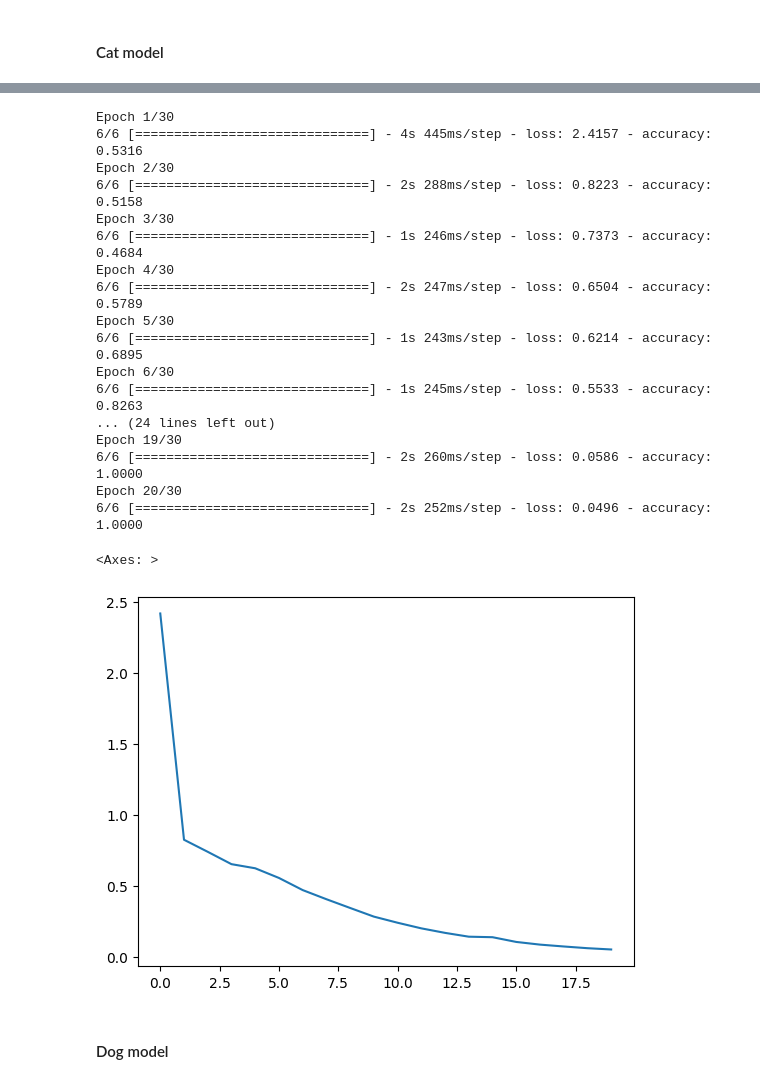
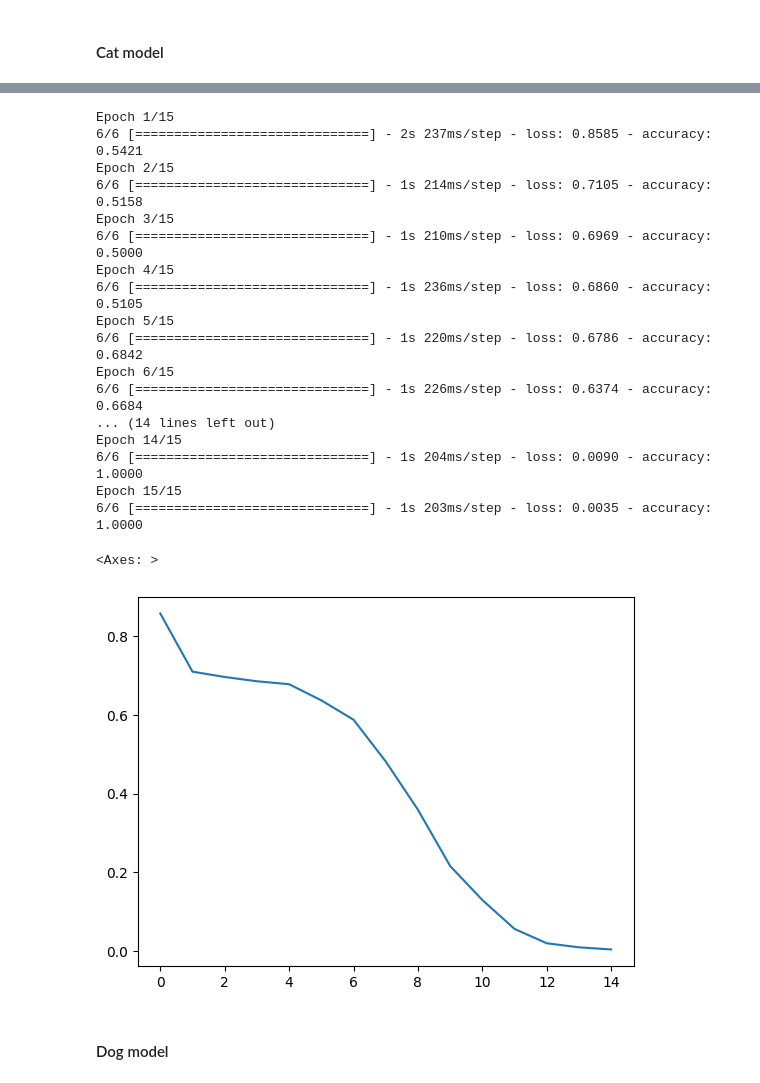
Before and after one commit to Mash-Isa/CV-cats-VS-dogs, a Jupyter notebook: Cats_Dogs_Classification.ipynb, the cells around one changed output, grey strips where cells are left out. Saved outputs shown, nothing was run; the diff lists cells and outputs as text; code cells hidden in the pictures.

Commit message:
add more kernel to learn more features so to improve the model performance.

```diff
--- a/Cats_Dogs_Classification.ipynb
+++ b/Cats_Dogs_Classification.ipynb
@@ -332,7 +332,9 @@ reset_seeds()
 #### Cat model
 # %%
 model_cat = keras.Sequential([
-    layers.Conv2D(32, (3, 3), activation='relu', input_shape=(100, 100, 3)),
+    layers.Conv2D(16, (3, 3), activation='relu', input_shape=(100, 100, 3)),
+    layers.Conv2D(16, (3, 3), activation='relu', input_shape=(100, 100, 3)),
+    layers.Conv2D(16, (3, 3), activation='relu', input_shape=(100, 100, 3)),
     layers.MaxPooling2D((2, 2)),
     layers.Flatten(),
     layers.Dense(64, activation='relu'),
@@ -365,33 +364,33 @@ _________________________________________________________________
 # %%
 cb = keras.callbacks.EarlyStopping(
     monitor="accuracy",
-    patience=3,
+    patience=5,
     restore_best_weights=True
 )
 # %%
 reset_seeds()
-fitted_model = model_cat.fit(X_train_cat, y_train_cat, epochs=30, batch_size=32, callbacks=cb)
+fitted_model = model_cat.fit(X_train_cat, y_train_cat, epochs=15, batch_size=32, callbacks=cb)
 pd.Series(fitted_model.history['loss']).plot(label='train')
 # %% [output]
-Epoch 1/30
-6/6 [==============================] - 4s 445ms/step - loss: 2.4157 - accuracy: 0.5316
-Epoch 2/30
-6/6 [==============================] - 2s 288ms/step - loss: 0.8223 - accuracy: 0.5158
-Epoch 3/30
-6/6 [==============================] - 1s 246ms/step - loss: 0.7373 - accuracy: 0.4684
-Epoch 4/30
-6/6 [==============================] - 2s 247ms/step - loss: 0.6504 - accuracy: 0.5789
-Epoch 5/30
-6/6 [==============================] - 1s 243ms/step - loss: 0.6214 - accuracy: 0.6895
-Epoch 6/30
-6/6 [==============================] - 1s 245ms/step - loss: 0.5533 - accuracy: 0.8263
-... (24 lines left out)
-Epoch 19/30
-6/6 [==============================] - 2s 260ms/step - loss: 0.0586 - accuracy: 1.0000
-Epoch 20/30
-6/6 [==============================] - 2s 252ms/step - loss: 0.0496 - accuracy: 1.0000
+Epoch 1/15
+6/6 [==============================] - 2s 237ms/step - loss: 0.8585 - accuracy: 0.5421
+Epoch 2/15
+6/6 [==============================] - 1s 214ms/step - loss: 0.7105 - accuracy: 0.5158
+Epoch 3/15
+6/6 [==============================] - 1s 210ms/step - loss: 0.6969 - accuracy: 0.5000
+Epoch 4/15
+6/6 [==============================] - 1s 236ms/step - loss: 0.6860 - accuracy: 0.5105
+Epoch 5/15
+6/6 [==============================] - 1s 220ms/step - loss: 0.6786 - accuracy: 0.6842
+Epoch 6/15
+6/6 [==============================] - 1s 226ms/step - loss: 0.6374 - accuracy: 0.6684
+... (14 lines left out)
+Epoch 14/15
+6/6 [==============================] - 1s 204ms/step - loss: 0.0090 - accuracy: 1.0000
+Epoch 15/15
+6/6 [==============================] - 1s 203ms/step - loss: 0.0035 - accuracy: 1.0000
 <Axes: >
-[figure, old version]
+[figure, new version]
 # %% [markdown]
 #### Dog model
 # %%
```
Also changed, not shown: parts of 20 cells of this notebook, 1 other file.
